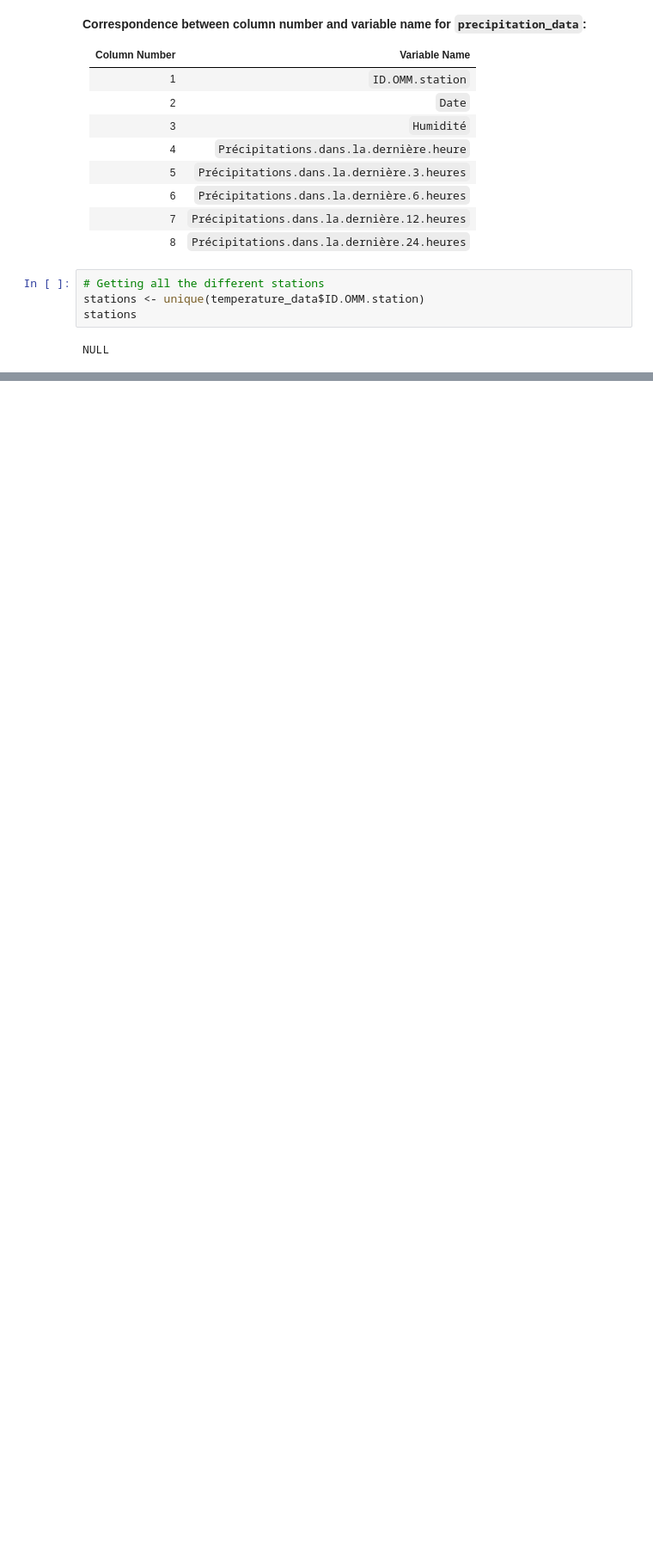
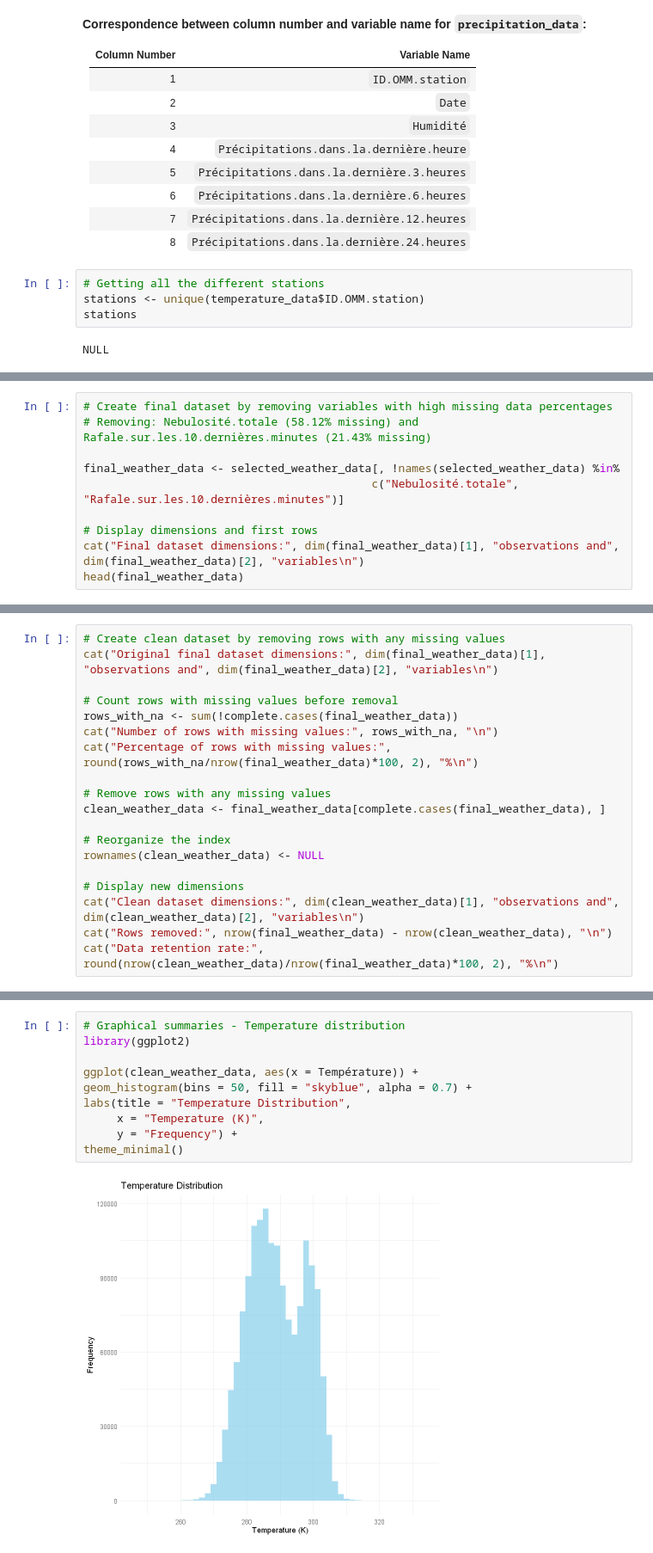
Before and after one commit to AugustinGrunewald/Statistics_Meteo, a Jupyter notebook: data_presentation.ipynb, the cells around one changed output, grey strips where cells are left out. Shown at 86% size. Drawn from its saved outputs; the diff is of its cells as text; blank space fills up the shorter version.

```diff
--- a/data_presentation.ipynb
+++ b/data_presentation.ipynb
@@ -591,0 +347,10 @@ These numerical and graphical summaries provide a solid foundation for the more
+# %%
+# Create final dataset by removing variables with high missing data percentages
+# Removing: Nebulosité.totale (58.12% missing) and Rafale.sur.les.10.dernières.minutes (21.43% missing)
+
+final_weather_data <- selected_weather_data[, !names(selected_weather_data) %in%
+                                           c("Nebulosité.totale", "Rafale.sur.les.10.dernières.minutes")]
+
+# Display dimensions and first rows
+cat("Final dataset dimensions:", dim(final_weather_data)[1], "observations and", dim(final_weather_data)[2], "variables\n")
+head(final_weather_data)
@@ -591,0 +430,19 @@ These numerical and graphical summaries provide a solid foundation for the more
+# %%
+# Create clean dataset by removing rows with any missing values
+cat("Original final dataset dimensions:", dim(final_weather_data)[1], "observations and", dim(final_weather_data)[2], "variables\n")
+
+# Count rows with missing values before removal
+rows_with_na <- sum(!complete.cases(final_weather_data))
+cat("Number of rows with missing values:", rows_with_na, "\n")
+cat("Percentage of rows with missing values:", round(rows_with_na/nrow(final_weather_data)*100, 2), "%\n")
+
+# Remove rows with any missing values
+clean_weather_data <- final_weather_data[complete.cases(final_weather_data), ]
+
+# Reorganize the index
+rownames(clean_weather_data) <- NULL
+
+# Display new dimensions
+cat("Clean dataset dimensions:", dim(clean_weather_data)[1], "observations and", dim(clean_weather_data)[2], "variables\n")
+cat("Rows removed:", nrow(final_weather_data) - nrow(clean_weather_data), "\n")
+cat("Data retention rate:", round(nrow(clean_weather_data)/nrow(final_weather_data)*100, 2), "%\n")
@@ -591,0 +523,12 @@ These numerical and graphical summaries provide a solid foundation for the more
+# %%
+# Graphical summaries - Temperature distribution
+library(ggplot2)
+
+ggplot(clean_weather_data, aes(x = Température)) +
+geom_histogram(bins = 50, fill = "skyblue", alpha = 0.7) +
+labs(title = "Temperature Distribution",
+     x = "Temperature (K)",
+     y = "Frequency") +
+theme_minimal()
+# %% [output]
+[figure, added]
```
Also changed, not shown: parts of 44 cells of this notebook.
